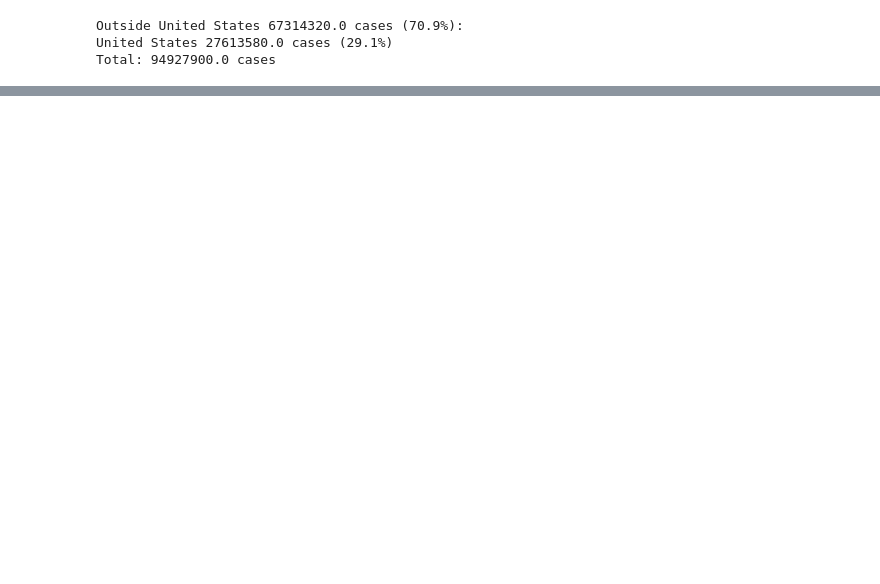
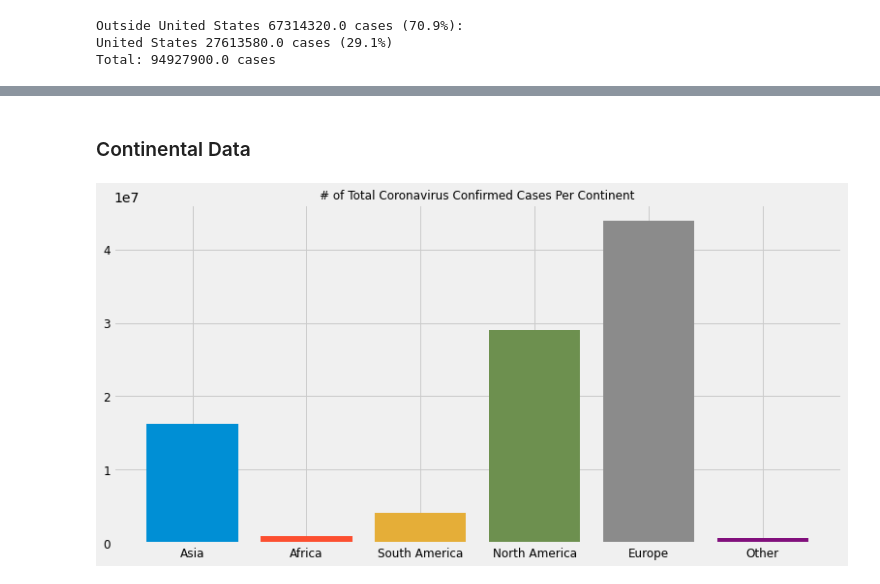
Before and after one commit to ochanyo/COVID-19-DATA-VISUALIZATION, a Jupyter notebook: COVID 19.ipynb, the cells around one changed output, grey strips where cells are left out. Drawn from its saved outputs; the diff is of its cells as text; code cells hidden in the pictures; blank space fills up the shorter version.

```diff
--- a/COVID 19.ipynb
+++ b/COVID 19.ipynb
@@ -583,0 +1015,2 @@ select_China
+# %% [markdown]
+### Continental Data
@@ -583,0 +1031,44 @@ select_China
+# %%
+#SouthAmerica
+select_SouthAmerica=continent_data[continent_data['Continent'] == 'South America']
+select_SouthAmerica
+total_confirmed_SouthAmerica=select_SouthAmerica['Confirmed'].sum()
+total_recovered_SouthAmerica=select_SouthAmerica['Recovered'].sum()
+total_death_SouthAmerica=select_SouthAmerica['Deaths'].sum()
+# %%
+#NorthAmerica
+select_NorthAmerica=continent_data[continent_data['Continent'] == 'North America']
+select_NorthAmerica
+total_confirmed_NorthAmerica=select_NorthAmerica['Confirmed'].sum()
+total_recovered_NorthAmerica=select_NorthAmerica['Recovered'].sum()
+total_death_NorthAmerica=select_NorthAmerica['Deaths'].sum()
+# %%
+#Europe
+select_Europe=continent_data[continent_data['Continent'] == 'Europe']
+select_Europe
+total_confirmed_Europe=select_Europe['Confirmed'].sum()
+total_recovered_Europe=select_Europe['Recovered'].sum()
+total_death_Europe=select_Europe['Deaths']
+# %%
+#Other
+select_Other=continent_data[continent_data['Continent'] == 'Other']
+select_Other
+total_confirmed_Other=select_Other['Confirmed'].sum()
+total_recovered_Other=select_Other['Recovered'].sum()
+total_death_Other=select_Other['Deaths'].sum()
+# %%
+#Comparing confrimed cases by Continent using a bar chart
+plt.figure(figsize=(12, 6))
+plt.bar('Asia', total_confirmed_Asia)
+plt.bar('Africa', total_confirmed_Africa)
+plt.bar('South America', total_confirmed_SouthAmerica)
+plt.bar('North America', total_confirmed_NorthAmerica)
+plt.bar('Europe', total_confirmed_Europe)
+plt.bar('Other', total_confirmed_Other)
+
+plt.title('# of Total Coronavirus Confirmed Cases Per Continent', size=12)
+plt.xticks(size=12)
+plt.yticks(size=12)
+plt.show()
+# %% [output]
+[figure, added]
```
Also changed, not shown: parts of 62 cells of this notebook.
